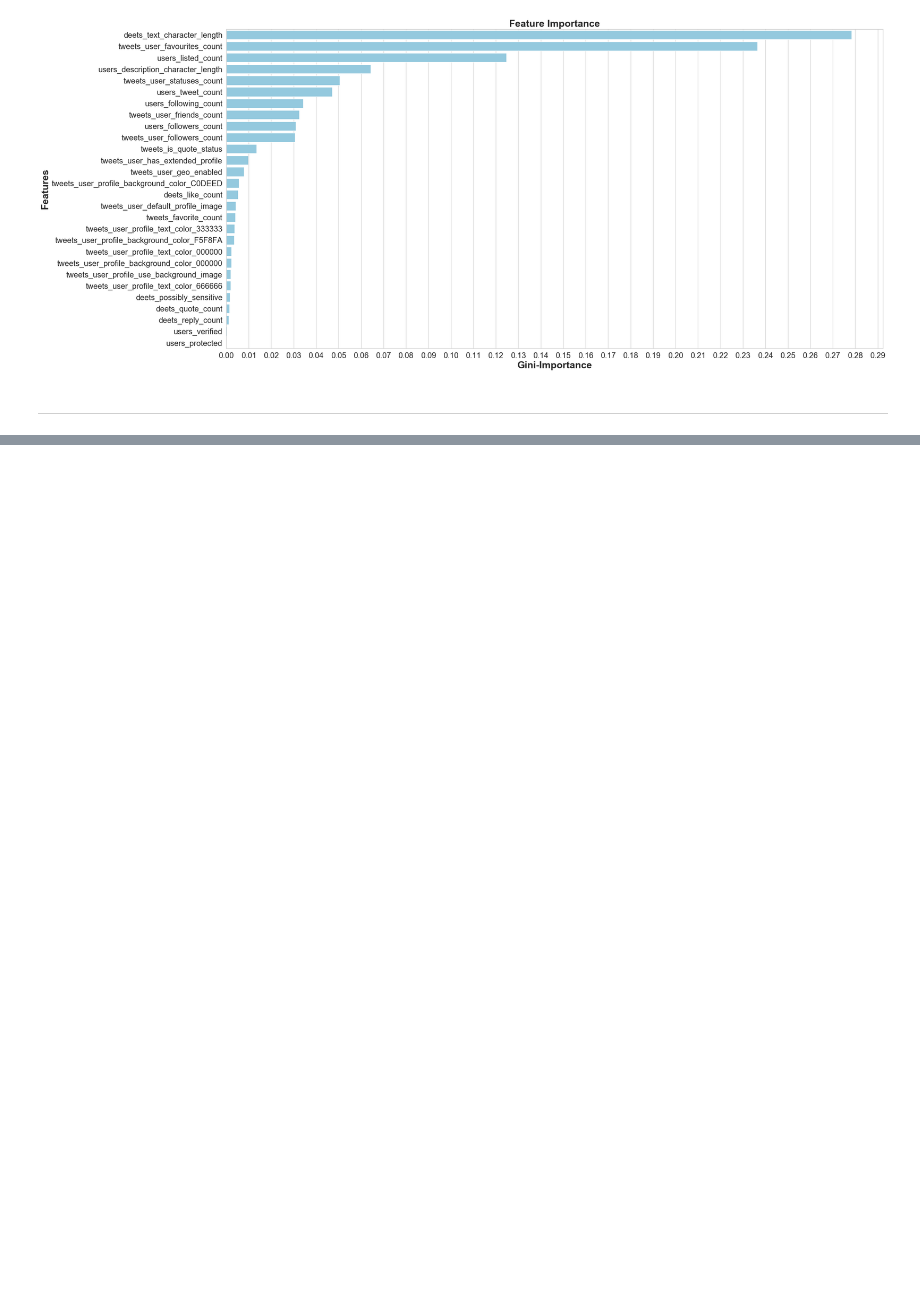
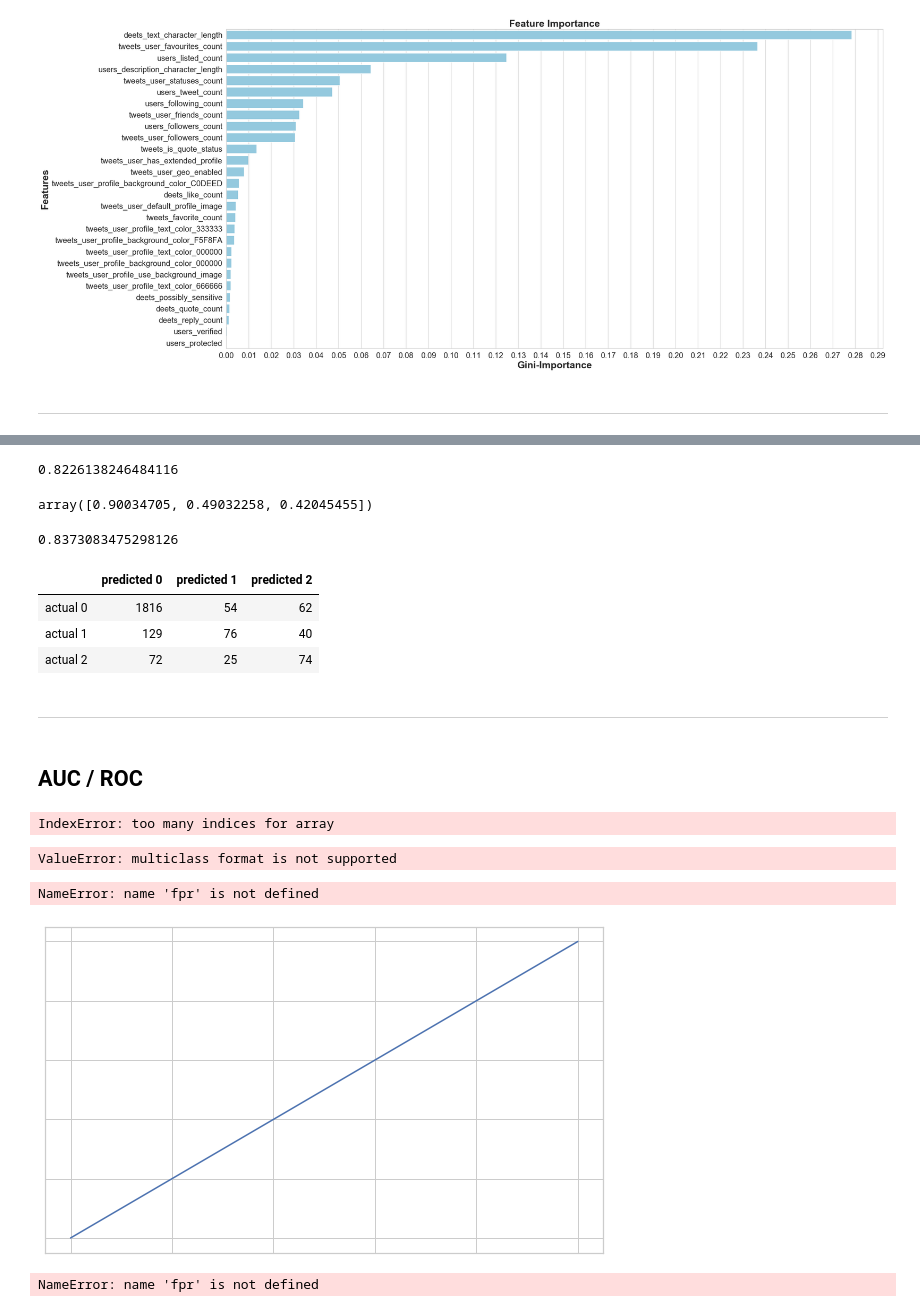
Before and after one commit to alexwcheng/fintech-retweetability, a Jupyter notebook: Jupyter_Notebooks/Twitter Modeling.ipynb, the cells around one changed output, grey strips where cells are left out. Drawn from its saved outputs; the diff is of its cells as text; code cells hidden in the pictures; blank space fills up the shorter version.

```diff
--- a/Jupyter_Notebooks/Twitter Modeling.ipynb
+++ b/Jupyter_Notebooks/Twitter Modeling.ipynb
@@ -153,0 +395,4 @@ Mean cross-validation train score: 0.9010489521393306 +/- standard deviation of:
+# %%
+rf_smote = RandomForestClassifier(n_estimators=100, n_jobs=-1)
+# %%
+rf_smote.fit(X_train_SMOTE, y_train_SMOTE)
@@ -153,0 +449,8 @@ Mean cross-validation train score: 0.9010489521393306 +/- standard deviation of:
+# %%
+precision_score(y_test, adasyn_predictions, average='weighted')
+# %% [output]
+0.8226138246484116
+# %%
+precision_score(y_test, adasyn_predictions, average=None)
+# %% [output]
+array([0.90034705, 0.49032258, 0.42045455])
@@ -153,0 +459,16 @@ Mean cross-validation train score: 0.9010489521393306 +/- standard deviation of:
+# %%
+accuracy_score(y_test, adasyn_predictions)
+# %% [output]
+0.8373083475298126
+# %%
+pd.DataFrame(confusion_matrix(y_test, adasyn_predictions), columns = ['predicted 0', 'predicted 1', 'predicted 2'],
+             index = ['actual 0', 'actual 1', 'actual 2'])
+# %% [output]
+|  | predicted 0 | predicted 1 | predicted 2 |
+| actual 0 | 1816 | 54 | 62 |
+| actual 1 | 129 | 76 | 40 |
+| actual 2 | 72 | 25 | 74 |
+# %% [markdown]
+___
+# %% [markdown]
+## AUC / ROC
@@ -153,0 +477,25 @@ Mean cross-validation train score: 0.9010489521393306 +/- standard deviation of:
+# %%
+y_true = y_test # ground truth labels
+y_probas = base_predictions # predicted probabilities generated by sklearn classifier
+skplt.metrics.plot_roc_curve(y_true, y_probas)
+plt.show()
+# %% [output]
+IndexError: too many indices for array
+# %%
+fpr, tpr, threshold = roc_curve(y_test, rf_smote.predict_proba(X_test)[:, 1])
+# %% [output]
+ValueError: multiclass format is not supported
+# %%
+plt.figure(figsize = (10,6))
+plt.title('ROC Curve', fontsize = 20)
+plt.xlabel('1 - specificity', fontsize = 15)
+plt.ylabel('sensitivity', fontsize = 15)
+plt.plot([0,1], [0,1])
+plt.plot(fpr,tpr);
+# %% [output]
+NameError: name 'fpr' is not defined
+[figure, added]
+# %%
+auc(fpr, tpr)
+# %% [output]
+NameError: name 'fpr' is not defined
```
Also changed, not shown: parts of 59 cells of this notebook, 2 other files.
